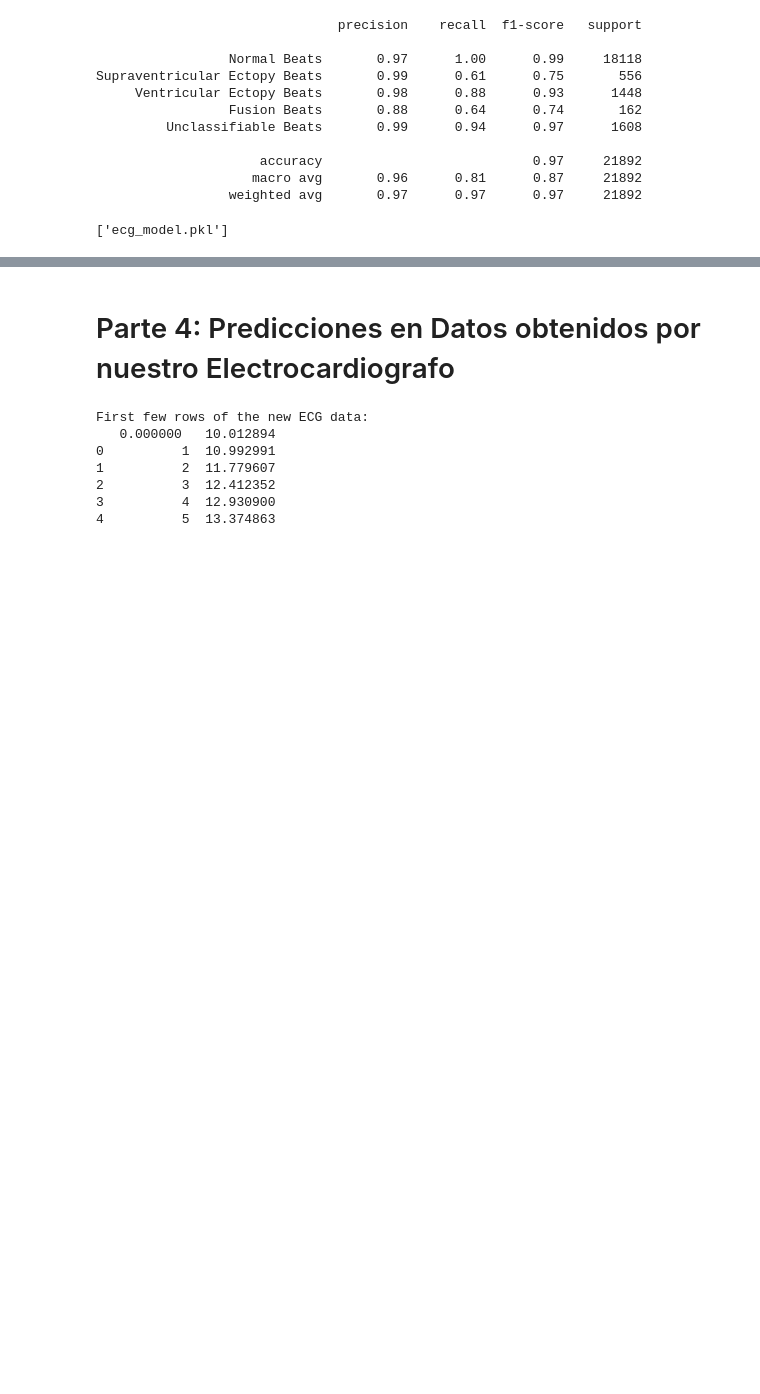
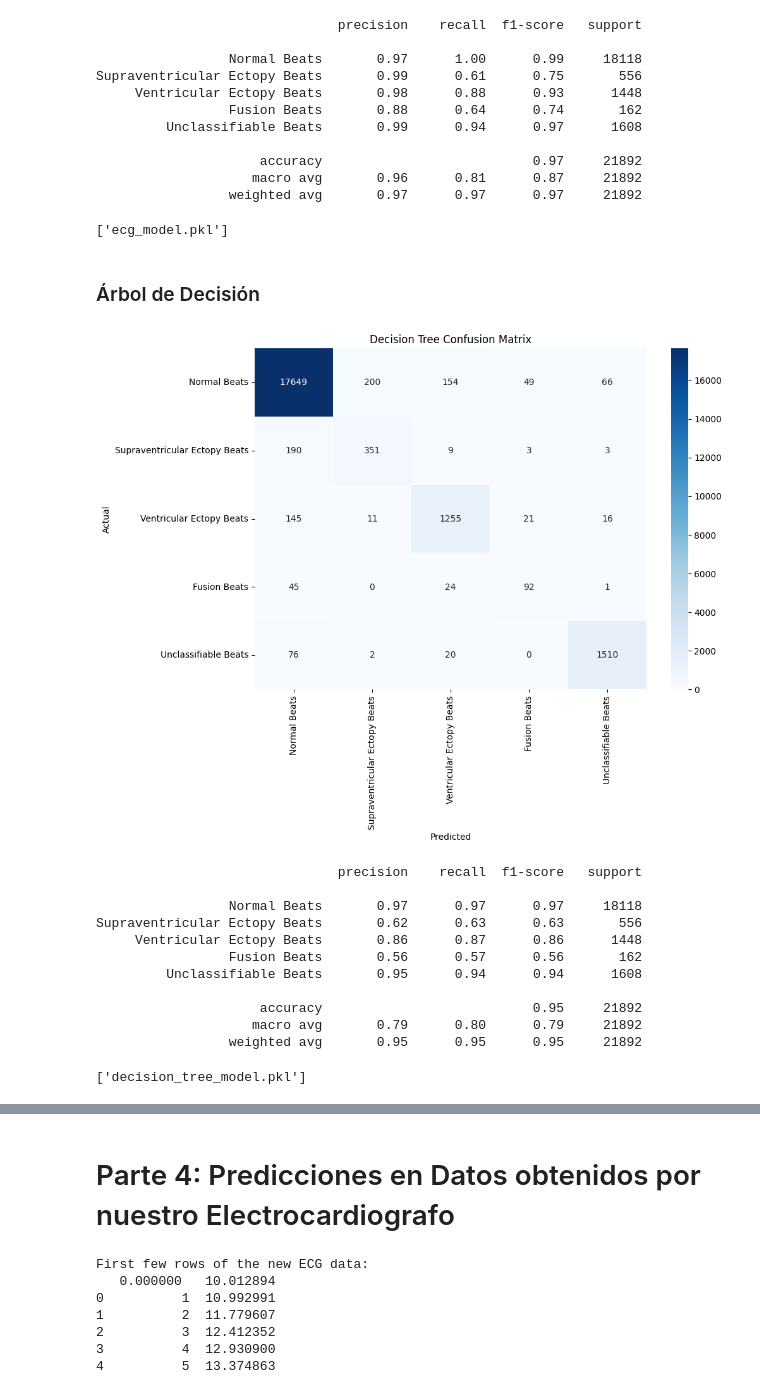
Before and after one commit to diegotrascasa/TFG_Diego_Trascasa_Garcia, a Jupyter notebook: AnalisisBueno.ipynb, the cells around one changed output, grey strips where cells are left out. Cells and saved outputs as stored; diff of their text form; code cells hidden in the pictures; blank space fills up the shorter version.

```diff
--- a/AnalisisBueno.ipynb
+++ b/AnalisisBueno.ipynb
@@ -141,3 +143,50 @@ Supraventricular Ectopy Beats       0.99      0.61      0.75       556
                     macro avg       0.96      0.81      0.87     21892
                  weighted avg       0.97      0.97      0.97     21892
 ['ecg_model.pkl']
+# %% [markdown]
+### Árbol de Decisión
+# %%
+from sklearn.tree import DecisionTreeClassifier
+from sklearn.metrics import confusion_matrix, classification_report
+import seaborn as sns
+import matplotlib.pyplot as plt
+import joblib
+
+# Inicializar y entrenar el clasificador de Árbol de Decisión
+dt_model = DecisionTreeClassifier(random_state=42)
+dt_model.fit(X_train, y_train)
+
+# Predecir los resultados del conjunto de prueba
+dt_y_pred = dt_model.predict(X_test)
+
+# Generar la matriz de confusión
+dt_cm = confusion_matrix(y_test, dt_y_pred)
+
+# Graficar la matriz de confusión
+plt.figure(figsize=(10, 7))
+sns.heatmap(dt_cm, annot=True, fmt='d', cmap='Blues', xticklabels=labels, yticklabels=labels)
+plt.xlabel('Predicted')
+plt.ylabel('Actual')
+plt.title('Decision Tree Confusion Matrix')
+plt.show()
+
+# Imprimir el reporte de clasificación
+dt_report = classification_report(y_test, dt_y_pred, target_names=labels)
+print(dt_report)
+
+# Guardar el modelo en un archivo
+joblib.dump(dt_model, 'decision_tree_model.pkl')
+# %% [output]
+[figure, added]
+                               precision    recall  f1-score   support
+
+                 Normal Beats       0.97      0.97      0.97     18118
+Supraventricular Ectopy Beats       0.62      0.63      0.63       556
+     Ventricular Ectopy Beats       0.86      0.87      0.86      1448
+                 Fusion Beats       0.56      0.57      0.56       162
+         Unclassifiable Beats       0.95      0.94      0.94      1608
+
+                     accuracy                           0.95     21892
+                    macro avg       0.79      0.80      0.79     21892
+                 weighted avg       0.95      0.95      0.95     21892
+['decision_tree_model.pkl']
```
Also changed, not shown: parts of 11 cells of this notebook.
